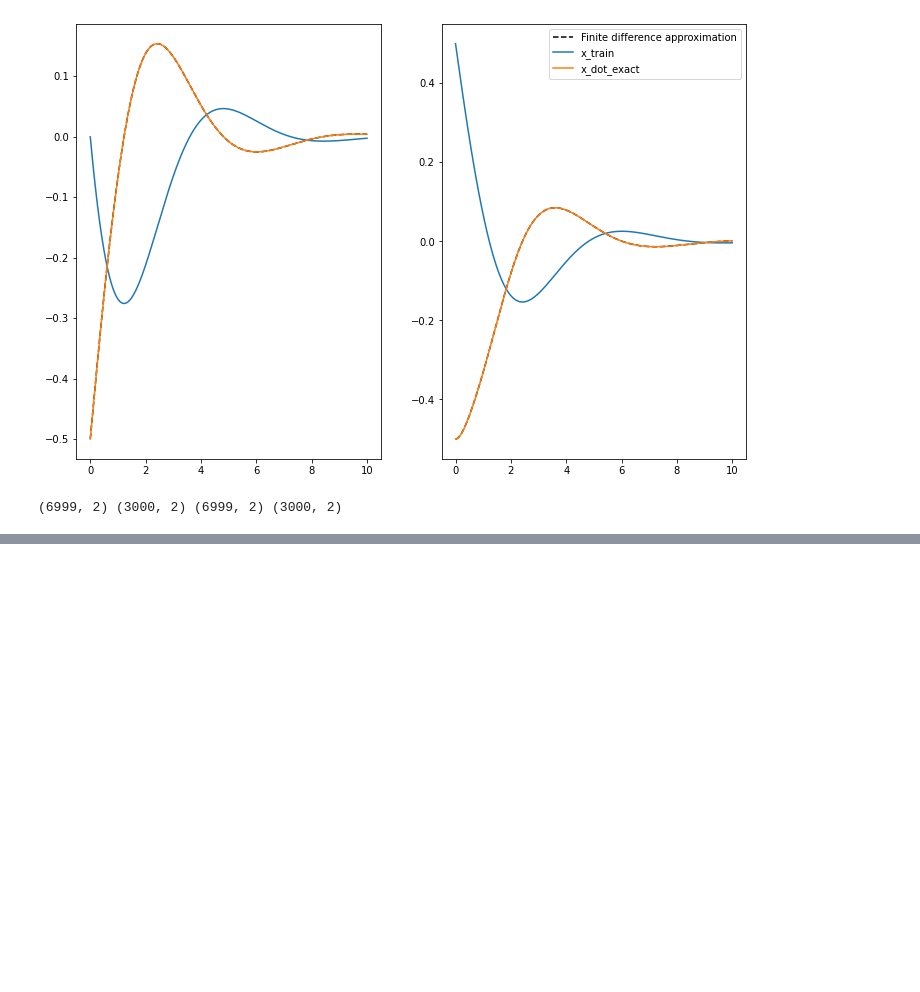
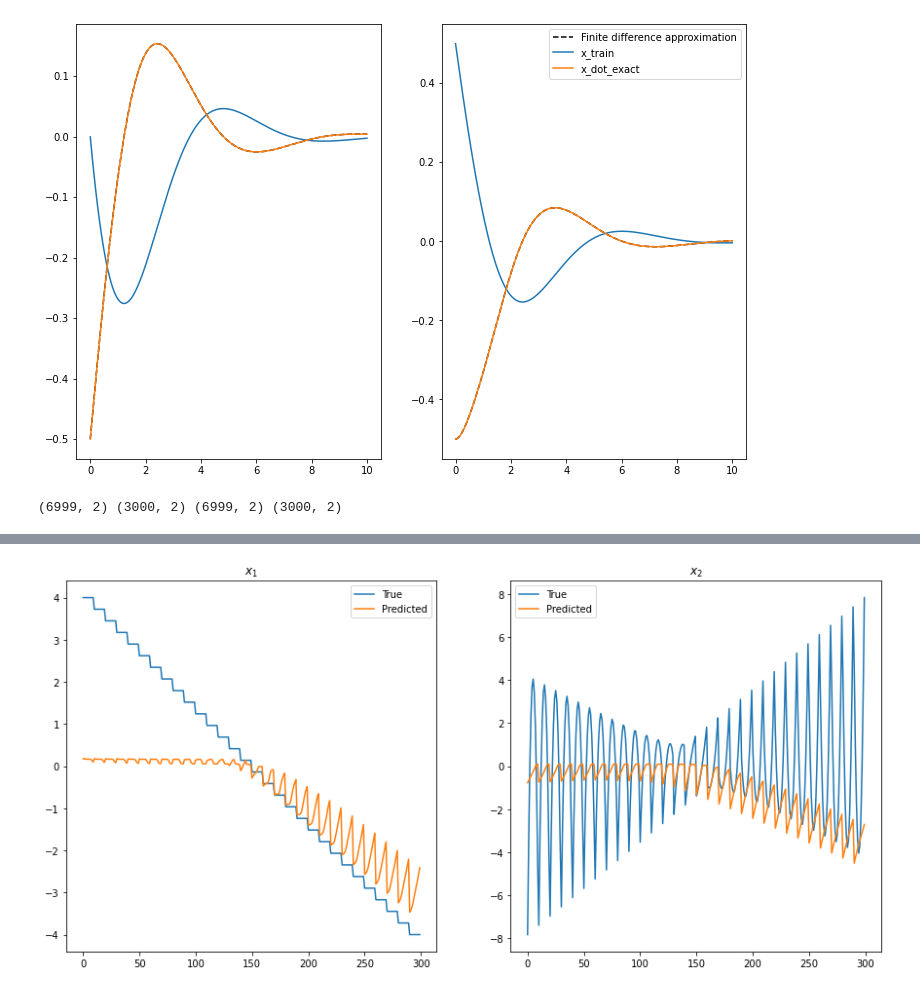
Before and after one commit to kyrxanthos/NN_dynamical_systems, a Jupyter notebook: Find_DS_MLP.ipynb, the cells around one changed output, grey strips where cells are left out. Saved outputs shown, nothing was run; the diff lists cells and outputs as text; code cells hidden in the pictures; blank space fills up the shorter version.

```diff
--- a/Find_DS_MLP.ipynb
+++ b/Find_DS_MLP.ipynb
@@ -190,22 +188,18 @@ plt.show()
 #         DT[c,0] = X[i,j]
 #         DT[c,1] = Y[i,j]
 #         c = c+1;
-# %%
-n = [10,30]
-bounds = [1.6, 4]
-x = np.linspace(-bounds[0], bounds[0], n[0])
-y = np.linspace(-bounds[1], bounds[1], n[1])
-X, Y = np.meshgrid(x, y)
-s = X.shape
-data = np.zeros((n[0]*n[1],dim))
-
-# convert mesh into point vector for which the model can be evaluated
-c = 0
-for i in range(s[0]):
-    for j in range(s[1]):
-        data[c,0] = X[i,j]
-        data[c,1] = Y[i,j]
-        c = c+1;
+# %%
+n = [10,30]
+bounds = [1.6, 4]
+ls = np.stack([n, bounds],axis=1)
+
+def get_grid_of_points(lms):
+    ls = [np.linspace(-i,i,int(n)) for n, i in lms]
+    mesh_ls = np.meshgrid(*ls)
+    all_mesh = [np.reshape(x, [-1]) for x in mesh_ls]
+    grid_points = np.stack(all_mesh, axis=1)
+    return grid_points
+data = get_grid_of_points(ls)
 # %%
 plt.figure(figsize=(15,7))
 plt.title('n: {}'.format(n[0]*n[1]))
@@ -235,0 +240,16 @@ plt.plot(data)
+# %%
+plt.figure(figsize=(15,7))
+plt.title('n: {}'.format(n[0]*n[1]))
+plt.subplot(121)
+plt.plot(vf(data)[:,0], label = 'True')
+plt.plot(model.predict(data)[:,0], label = 'Predicted')
+plt.title('$x_1$')
+plt.legend()
+plt.subplot(122)
+plt.plot(vf(data)[:,1], label = 'True')
+plt.plot(model.predict(data)[:,1], label = 'Predicted')
+plt.title('$x_2$')
+plt.legend()
+plt.show()
+# %% [output]
+[figure, added]
```
Also changed, not shown: parts of 14 cells of this notebook, 42 other files.
